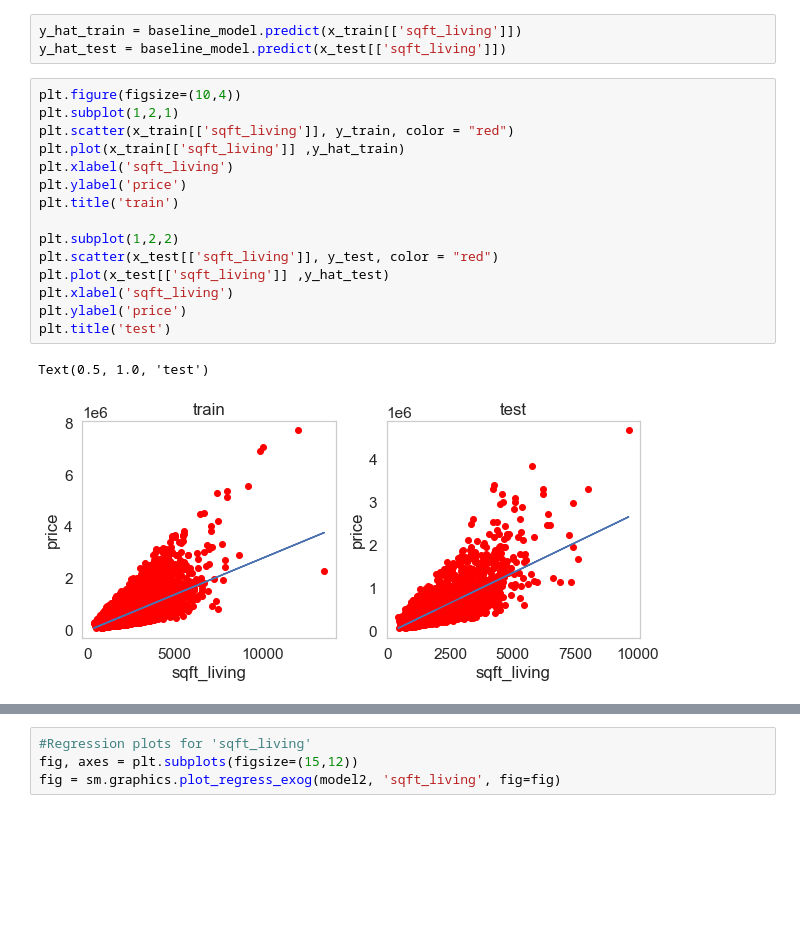
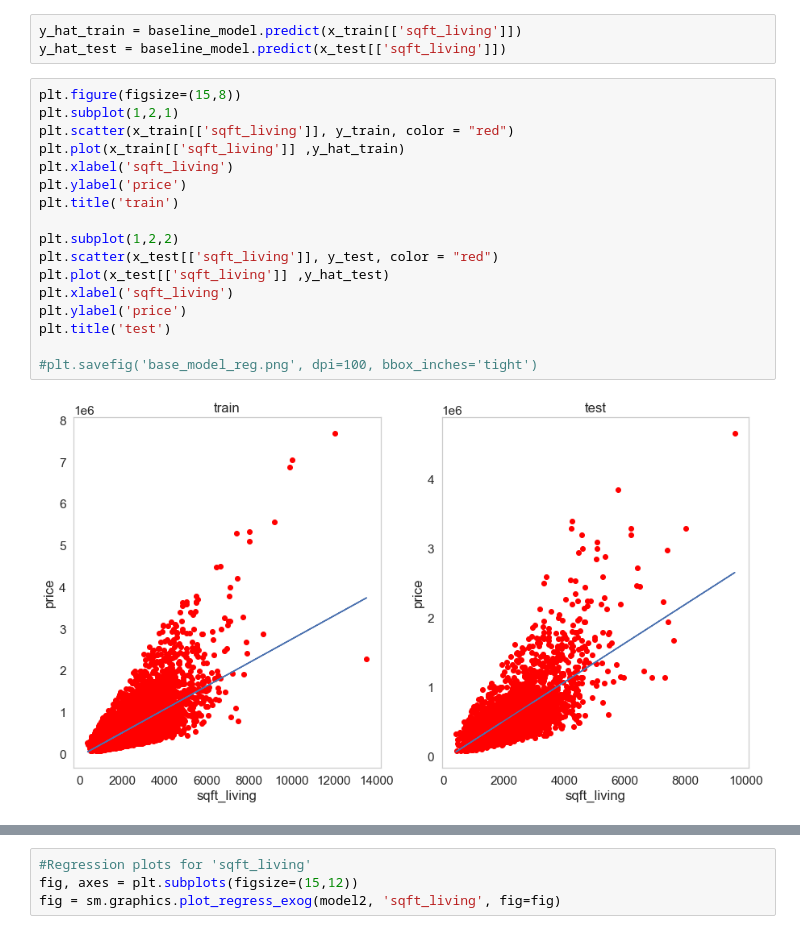
Before and after one commit to miazfryer/King_County_Regression, a Jupyter notebook: King_County_Regression.ipynb, the cells around one changed output, grey strips where cells are left out. Drawn from its saved outputs; the diff is of its cells as text; blank space fills up the shorter version.

```diff
--- a/King_County_Regression.ipynb
+++ b/King_County_Regression.ipynb
@@ -581,23 +578,24 @@ abs(train_mse-test_mse)/train_mse
 y_hat_train = baseline_model.predict(x_train[['sqft_living']])
 y_hat_test = baseline_model.predict(x_test[['sqft_living']])
 # %%
-plt.figure(figsize=(10,4))
+plt.figure(figsize=(15,8))
 plt.subplot(1,2,1)
 plt.scatter(x_train[['sqft_living']], y_train, color = "red")
 plt.plot(x_train[['sqft_living']] ,y_hat_train)
 plt.xlabel('sqft_living')
 plt.ylabel('price')
 plt.title('train')
 
 plt.subplot(1,2,2)
 plt.scatter(x_test[['sqft_living']], y_test, color = "red")
 plt.plot(x_test[['sqft_living']] ,y_hat_test)
 plt.xlabel('sqft_living')
 plt.ylabel('price')
 plt.title('test')
+
+#plt.savefig('base_model_reg.png', dpi=100, bbox_inches='tight')
 # %% [output]
-Text(0.5, 1.0, 'test')
-[figure, old version]
+[figure, new version]
 # %%
 train_residuals = y_hat_train - y_train
 test_residuals = y_hat_test - y_test
```
Also changed, not shown: parts of 31 cells of this notebook, 7 other files.
